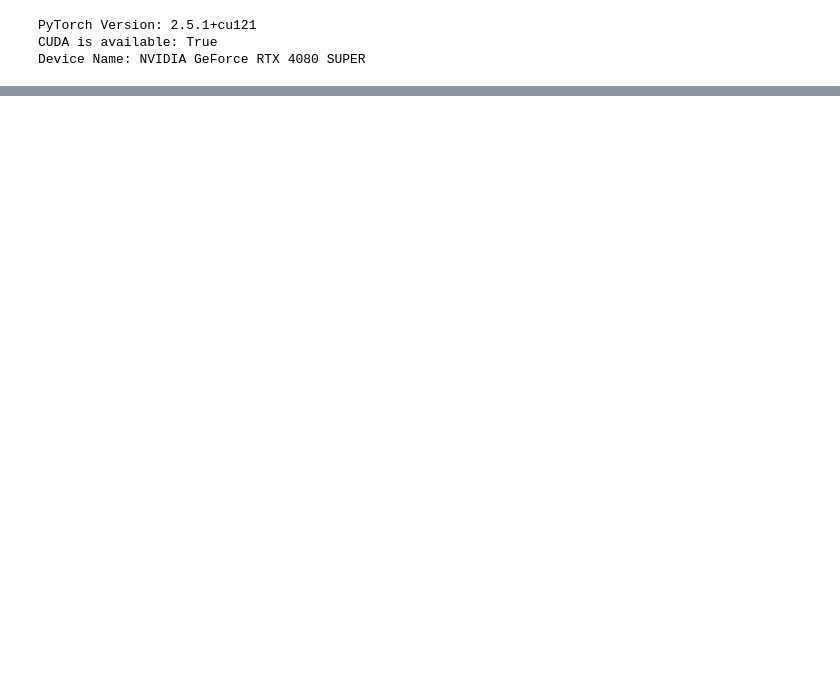
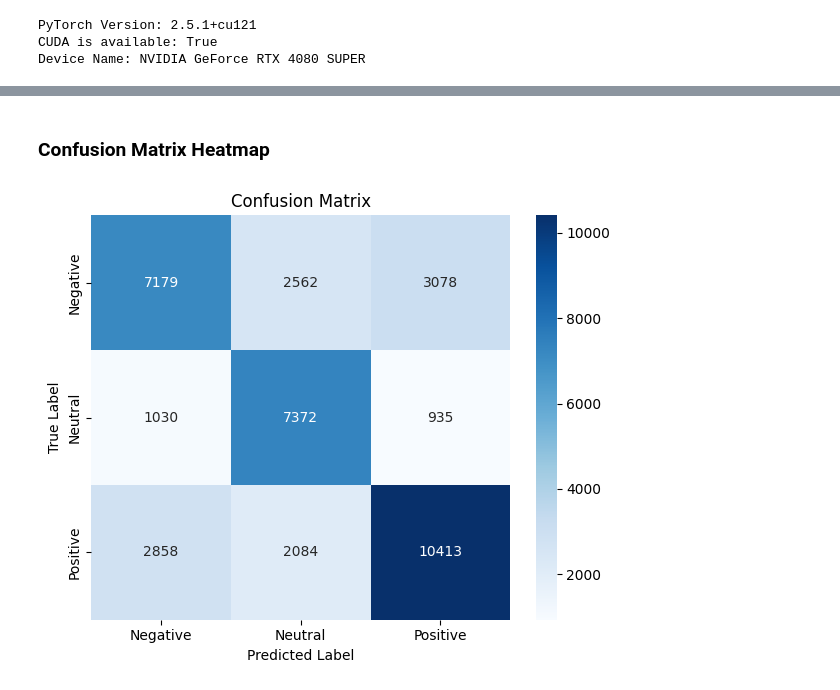
Before and after one commit to mtrmizzy/real-time-sentiment-dashboard, a Jupyter notebook: src/EDA-ModelNotebook.ipynb, the cells around one changed output, grey strips where cells are left out. Saved outputs shown, nothing was run; the diff lists cells and outputs as text; code cells hidden in the pictures; blank space fills up the shorter version.

```diff
--- a/src/EDA-ModelNotebook.ipynb
+++ b/src/EDA-ModelNotebook.ipynb
@@ -871,0 +965,7 @@ model_comments_df = cleaned_comments_df
+# %%
+# Split encoded data in train and val datasets
+X_encoded_np = X_encoded.cpu().numpy()
+
+train_X, val_X, train_y, val_y = train_test_split(
+    X_encoded_np, y, test_size=0.2, stratify=y, random_state=42
+)
@@ -871,0 +1073,25 @@ model_comments_df = cleaned_comments_df
+# %%
+# MLP Model Evaluation
+
+model.eval()
+all_preds = []
+all_labels = []
+
+with torch.no_grad():
+    for batch_x, batch_y in val_loader:
+        batch_x = batch_x.to(device)
+        batch_y = batch_y.to(device)
+        outputs = model(batch_x)
+        preds = torch.argmax(outputs, dim=1)
+        all_preds.extend(preds.cpu().numpy())
+        all_labels.extend(batch_y.cpu().numpy())
+
+# Classification Report
+
+print("\nClassification Report:\n")
+print(classification_report(all_labels, all_preds, target_names=label_encoder.classes_))
+
+print("\nConfusion Matrix:\n")
+print(confusion_matrix(all_labels, all_preds))
+
+print("\nPredicted labels:", Counter(all_preds))
@@ -871,0 +1174,16 @@ model_comments_df = cleaned_comments_df
+# %% [markdown]
+### **Confusion Matrix Heatmap**
+# %%
+labels = ['Negative', 'Neutral', 'Positive']
+cm = confusion_matrix(all_labels, all_preds)
+
+plt.figure(figsize=(6, 5))
+sns.heatmap(cm, annot=True, fmt='d', cmap='Blues',
+            xticklabels=labels, yticklabels=labels)
+plt.title("Confusion Matrix")
+plt.xlabel("Predicted Label")
+plt.ylabel("True Label")
+plt.tight_layout()
+plt.show()
+# %% [output]
+[figure, added]
```
Also changed, not shown: parts of 46 cells of this notebook, 3 other files.
